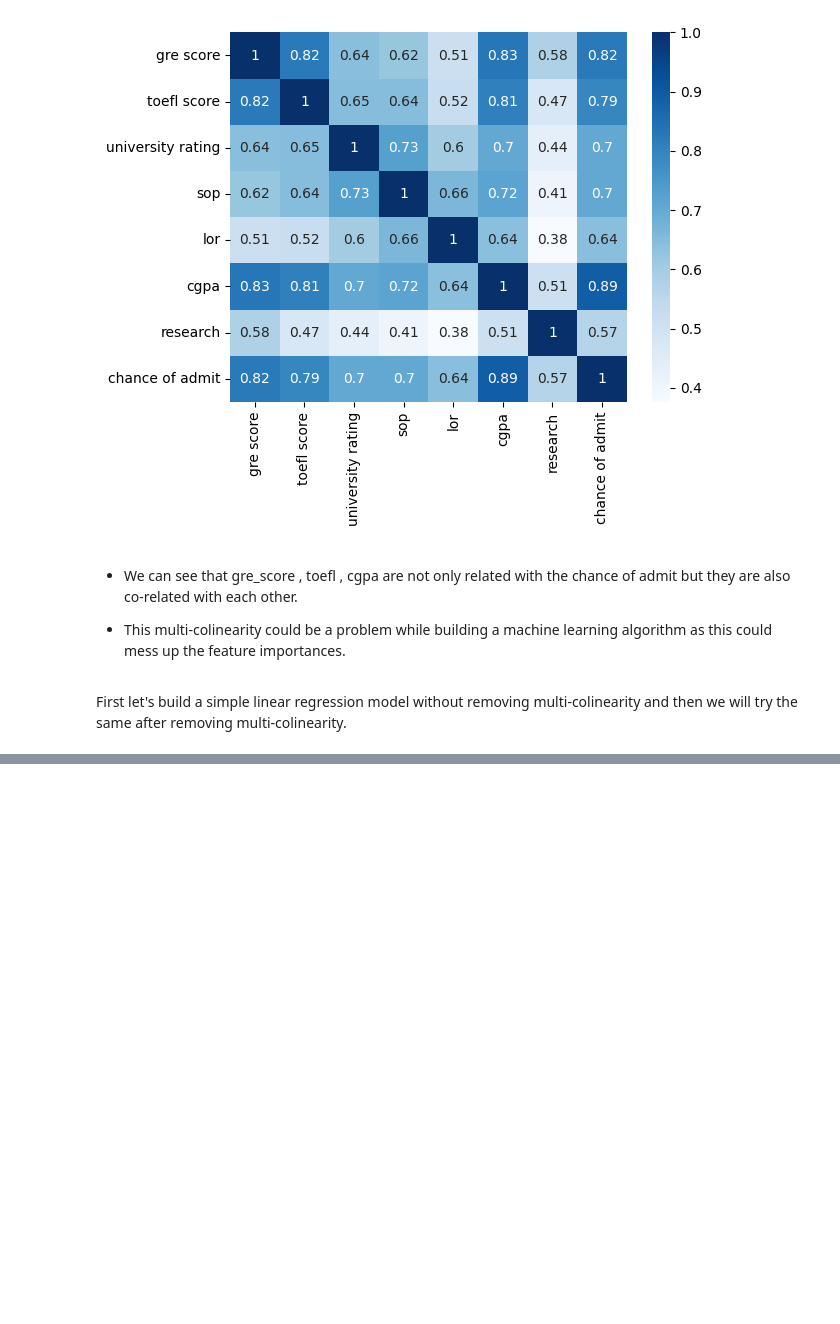
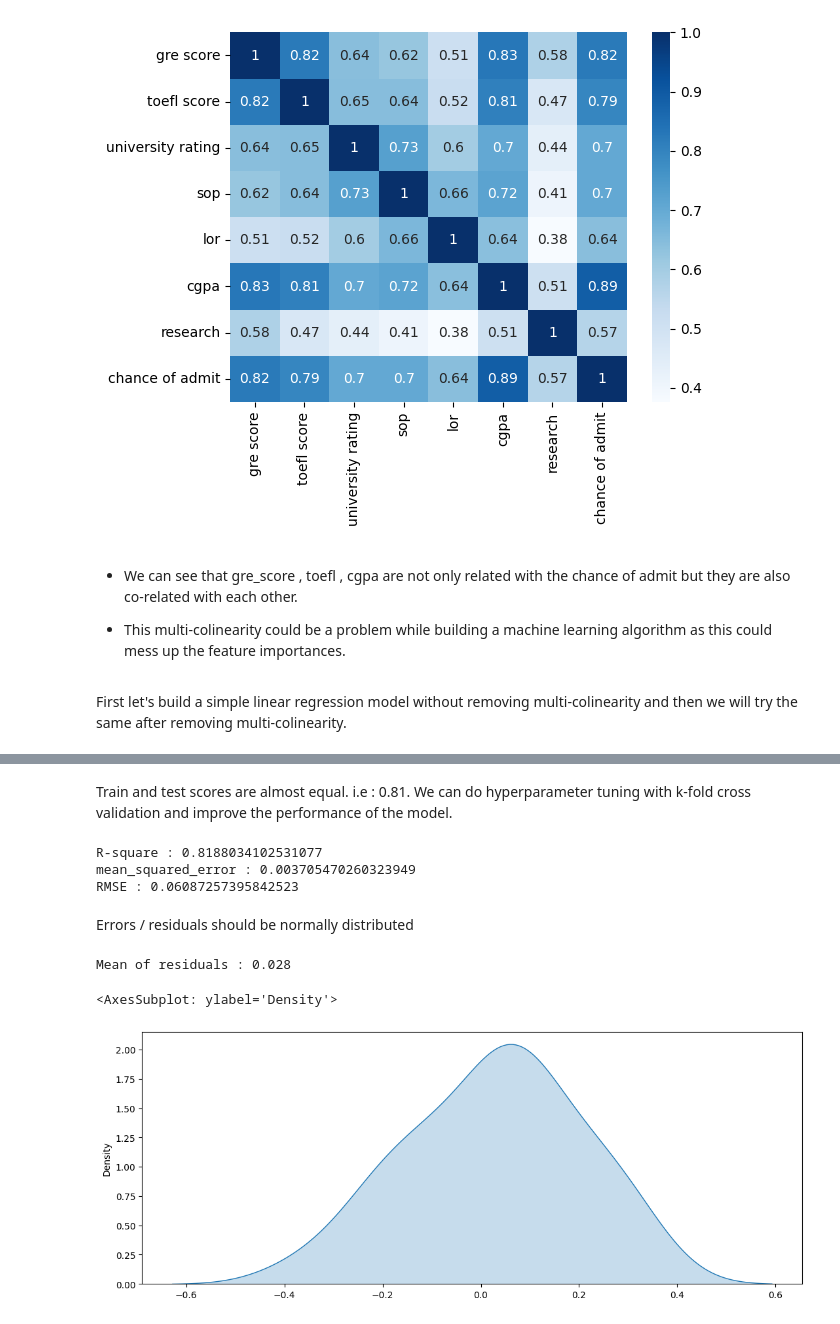
Before and after one commit to mahikshith/Jamboree-Education-classification, a Jupyter notebook: Jamboree.ipynb, the cells around one changed output, grey strips where cells are left out. Saved outputs shown, nothing was run; the diff lists cells and outputs as text; code cells hidden in the pictures; blank space fills up the shorter version.

Commit message:
modelling
build a lr model

```diff
--- a/Jamboree.ipynb
+++ b/Jamboree.ipynb
@@ -291,2 +405,8 @@ x_test = pd.DataFrame(std.transform(x_test),columns=x_test.columns)
+# %%
+x_test = x_test.drop(columns="sop",axis=1)
+# %%
+x_test_update = sm.add_constant(x_test)
+# %%
+y_pred = model3.predict(x_test_update)
 # %%
 # %% [output]
@@ -305,0 +425,12 @@ x_test = pd.DataFrame(std.transform(x_test),columns=x_test.columns)
+# %% [markdown]
+Train and test scores are almost equal. i.e : 0.81. We can do hyperparameter tuning with k-fold cross validation and improve the performance of the model.
+# %%
+# Metrics - mean_square_error , r2_score
+
+print("R-square :", r2_score(y_test,y_pred))
+print("mean_squared_error :",mean_squared_error(y_test,y_pred))
+print("RMSE :", np.sqrt(mean_squared_error(y_test,y_pred)))
+# %% [output]
+R-square : 0.8188034102531077
+mean_squared_error : 0.003705470260323949
+RMSE : 0.06087257395842523
@@ -305,0 +440,16 @@ x_test = pd.DataFrame(std.transform(x_test),columns=x_test.columns)
+# %% [markdown]
+Errors / residuals should be normally distributed
+# %%
+# errors between test and prediction
+residuals = y_test - y_pred
+
+print("Mean of residuals :", np.mean(residuals).round(3))
+# %% [output]
+Mean of residuals : 0.028
+# %%
+# Plotting the errors
+plt.figure(figsize=(13,5))
+sns.kdeplot(x=residuals,fill=True)
+# %% [output]
+<AxesSubplot: ylabel='Density'>
+[figure, added]
```
Also changed, not shown: parts of 16 cells of this notebook.
